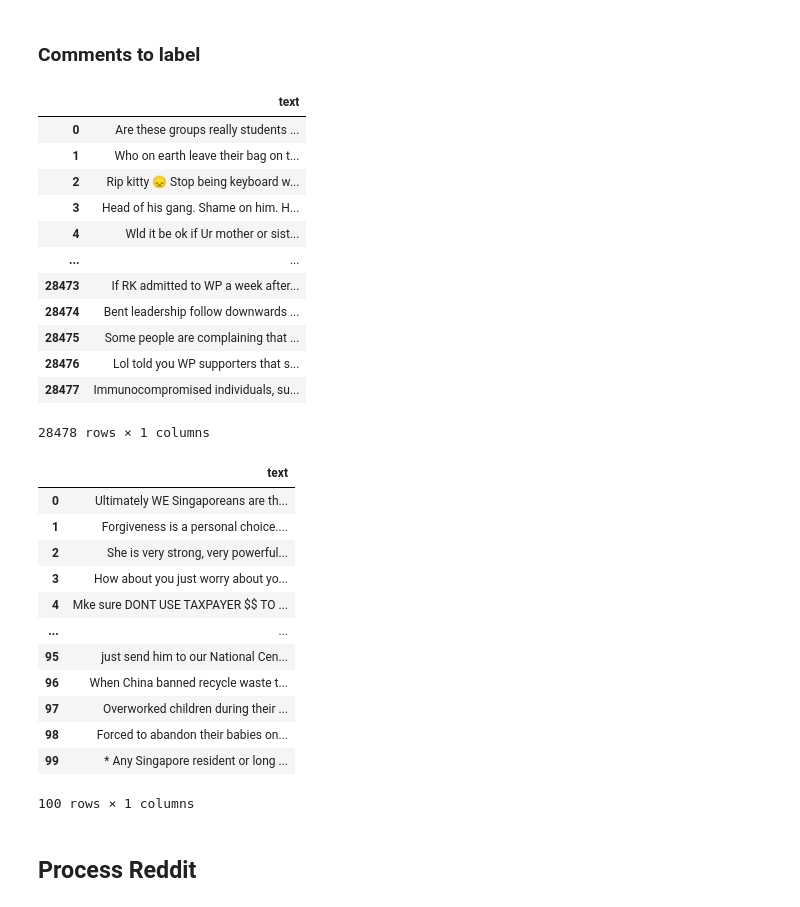
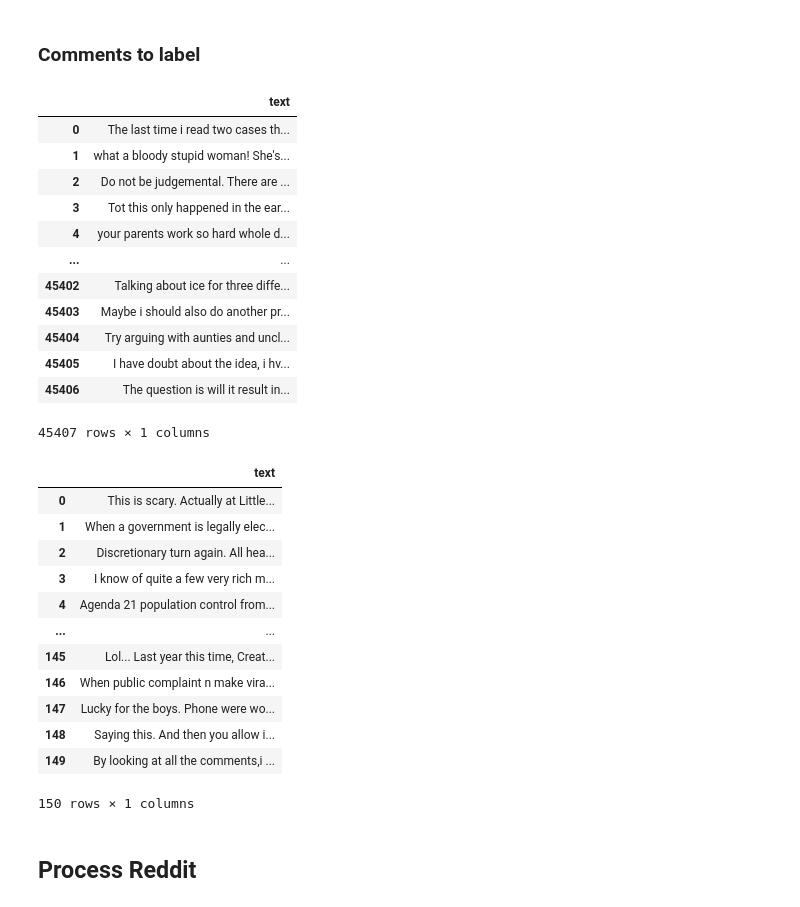
Before and after one commit to CJianYu98/SMT_Project_Experience, a Jupyter notebook: app/ml/sentiment_analysis/sentiment_analysis.ipynb, the cells around one changed output. Cells and saved outputs as stored; diff of their text form; code cells hidden in the pictures.

```diff
--- a/app/ml/sentiment_analysis/sentiment_analysis.ipynb
+++ b/app/ml/sentiment_analysis/sentiment_analysis.ipynb
@@ -204,41 +159,41 @@ df.to_csv("./data/processed_data/facebook.csv", encoding="utf-8-sig")
 ### Comments to label
 # %%
 df = pd.read_csv("./data/processed_data/facebook.csv", index_col=0)
-df = df[df.text.apply(lambda x: len(x) > 300 and len(x) < 350)]
+df = df[df.text.apply(lambda x: len(x) > 250 and len(x) < 300)]
 df = df.reset_index(drop=True)
 df
 # %% [output]
 |  | text |
-| 0 | Are these groups really students ... |
-| 1 | Who on earth leave their bag on t... |
-| 2 | Rip kitty 😞 Stop being keyboard w... |
-| 3 | Head of his gang. Shame on him. H... |
-| 4 | Wld it be ok if Ur mother or sist... |
+| 0 | The last time i read two cases th... |
+| 1 | what a bloody stupid woman! She's... |
+| 2 | Do not be judgemental. There are ... |
+| 3 | Tot this only happened in the ear... |
+| 4 | your parents work so hard whole d... |
 | ... | ... |
-| 28473 | If RK admitted to WP a week after... |
-| 28474 | Bent leadership follow downwards ... |
-| 28475 | Some people are complaining that ... |
-| 28476 | Lol told you WP supporters that s... |
-| 28477 | Immunocompromised individuals, su... |
+| 45402 | Talking about ice for three diffe... |
+| 45403 | Maybe i should also do another pr... |
+| 45404 | Try arguing with aunties and uncl... |
+| 45405 | I have doubt about the idea, i hv... |
+| 45406 | The question is will it result in... |
-28478 rows × 1 columns
+45407 rows × 1 columns
 # %%
-df = df.sample(n=100)
+df = df.sample(n=150)
 df = df.reset_index(drop=True)
 df
 # %% [output]
 |  | text |
-| 0 | Ultimately WE Singaporeans are th... |
-| 1 | Forgiveness is a personal choice.... |
-| 2 | She is very strong, very powerful... |
-| 3 | How about you just worry about yo... |
-| 4 | Mke sure DONT USE TAXPAYER $$ TO ... |
+| 0 | This is scary. Actually at Little... |
+| 1 | When a government is legally elec... |
+| 2 | Discretionary turn again. All hea... |
+| 3 | I know of quite a few very rich m... |
+| 4 | Agenda 21 population control from... |
 | ... | ... |
-| 95 | just send him to our National Cen... |
-| 96 | When China banned recycle waste t... |
-| 97 | Overworked children during their ... |
-| 98 | Forced to abandon their babies on... |
-| 99 | * Any Singapore resident or long ... |
+| 145 | Lol... Last year this time, Creat... |
+| 146 | When public complaint n make vira... |
+| 147 | Lucky for the boys. Phone were wo... |
+| 148 | Saying this. And then you allow i... |
+| 149 | By looking at all the comments,i ... |
-100 rows × 1 columns
+150 rows × 1 columns
 # %%
 df.to_csv("./data/processed_data/facebook_test.csv", encoding="utf-8-sig")
 # %% [markdown]
```
Also changed, not shown: parts of 87 cells of this notebook, 3 other files.
